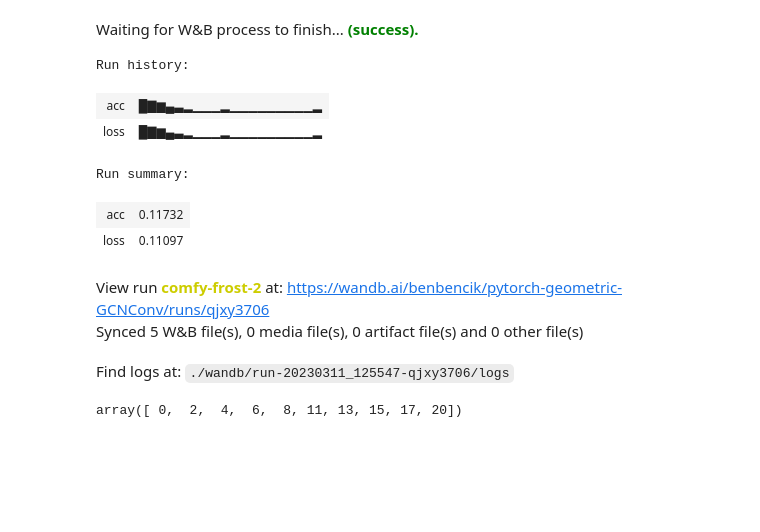
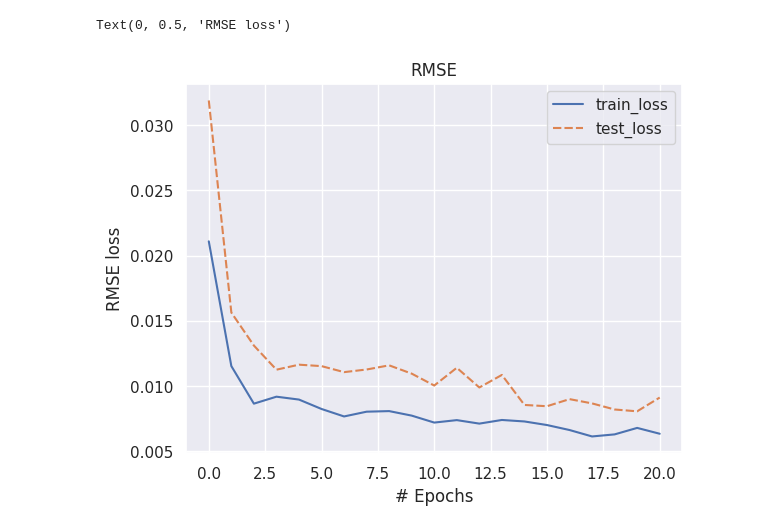
Before and after one commit to benbencik/sfg_gnn, a Jupyter notebook: notebooks/GCNConv.ipynb, the cells around one changed output. Cells and saved outputs as stored; diff of their text form; code cells hidden in the pictures; blank space fills up the shorter version.

```diff
--- a/notebooks/GCNConv.ipynb
+++ b/notebooks/GCNConv.ipynb
@@ -98,21 +86,22 @@ visualize_graph(G)
 # %%
+""" Architecture of the neural network """
 
 class GraphNetRegression(torch.nn.Module):
     def __init__(self, num_node_features, num_output_features):
         super(GraphNetRegression, self).__init__()
-        self.conv1 = GCNConv(1, 32, improved=True)
-        self.conv2 = GCNConv(32, 16, improved=True)
-        self.fc = nn.Linear(16, 1)
+        self.conv1 = GCNConv(num_node_features, 8, improved=True)
+        self.conv2 = GCNConv(8, 8, improved=True)
+        self.fc = nn.Linear(8, num_output_features)
 
-    def forward(self, x, edge_index, edge_weighs):
+    def forward(self, x, edge_index, edge_weighs, batch):
         x = self.conv1(x, edge_index, edge_weighs)
         x = F.relu(x)
 
         x = self.conv2(x, edge_index, edge_weighs)
         x = F.relu(x)
-
         x = self.fc(x)
-        return x
+        x = pool.global_mean_pool(x, batch)
+        return x[0][0]
 # %%
 num_node_features = 1
 num_output_features = 1
@@ -168,18 +155,19 @@ View run at https://wandb.ai/benbencik/pytorch-geometric-GCNConv/runs/qjxy3706
 # %%
+epoch = 20
 train_loss, test_loss = [], []
-epoch = 20
-for epoch in range(epoch):
+for epoch in range(epoch+1):
     train()
     train_loss.append(test(train_loader, epoch))
     test_loss.append(test(test_loader, epoch))
     # wandb.log({"acc": train_loss[-1], "loss": test_loss[-1]})
     print(f'Epoch: {epoch:03d}, Train Loss: {train_loss[-1]:.4f}, Test Loss: {test_loss[-1]:.4f}')
 
-# wandb.finish()
-plt.plot(range(epoch+1), train_loss, label="train")
-plt.plot(range(epoch+1), test_loss, label="test")
-plt.xlabel("Number of epochs")
-plt.ylabel("RMSE loss")
-plt.legend()
-plt.show()
+loss_df = pandas.DataFrame({'epochs': range(epoch+1), 'train_loss': train_loss, 'test_loss': test_loss})
+
+seaborn.set_theme()
+loss_plot = seaborn.lineplot(loss_df[['train_loss', 'test_loss']])
+# loss_plot = seaborn.lineplot(test_loss)
+loss_plot.set_title("RMSE")
+loss_plot.set_xlabel("# Epochs")
+loss_plot.set_ylabel("RMSE loss")
 # %% [output]
@@ -206,14 +191,2 @@ Epoch: 019, Train Loss: 0.1173, Test Loss: 0.1110
-Waiting for W&B process to finish... (success).
-Run history:
+Text(0, 0.5, 'RMSE loss')
-| acc | █▇▆▄▃▂▁▁▁▂▁▁▁▁▁▁▁▁▁▂ |
-| loss | █▇▆▄▃▂▁▁▁▂▁▁▁▁▁▁▁▁▁▂ |
-Run summary:
-| acc | 0.11732 |
-| loss | 0.11097 |
-View run comfy-frost-2 at: https://wandb.ai/benbencik/pytorch-geometric-GCNConv/runs/qjxy3706
-Synced 5 W&B file(s), 0 media file(s), 0 artifact file(s) and 0 other file(s)
-Find logs at: ./wandb/run-20230311_125547-qjxy3706/logs
+[figure, added]
-# %%
-np.linspace(0, 20, num=10, dtype=int)
-# %% [output]
-array([ 0,  2,  4,  6,  8, 11, 13, 15, 17, 20])
```
Also changed, not shown: parts of 10 cells of this notebook.
